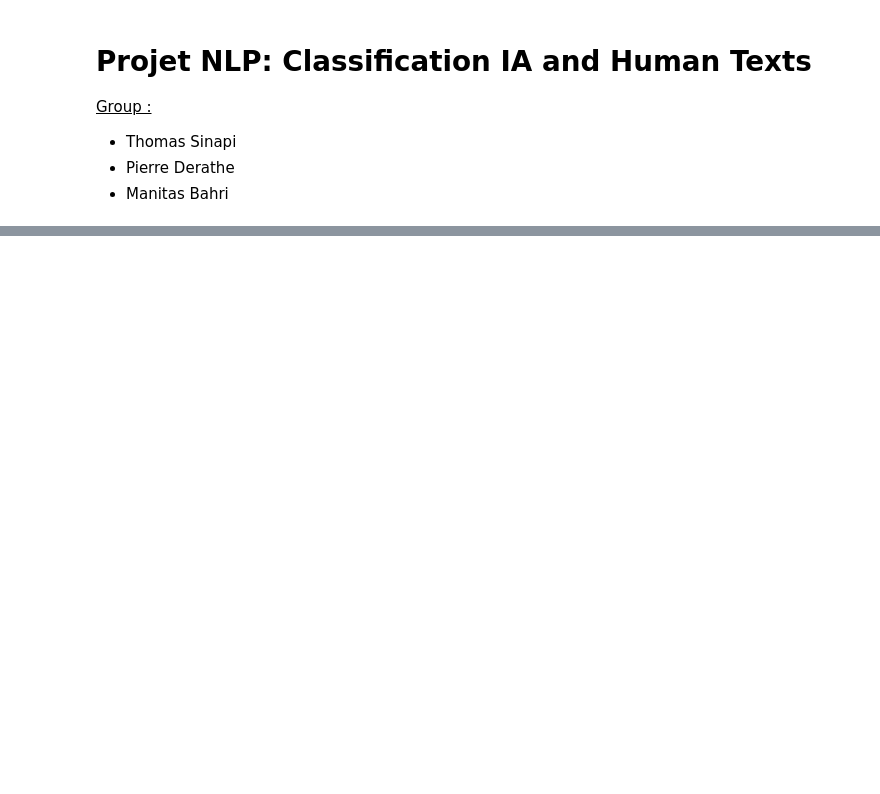
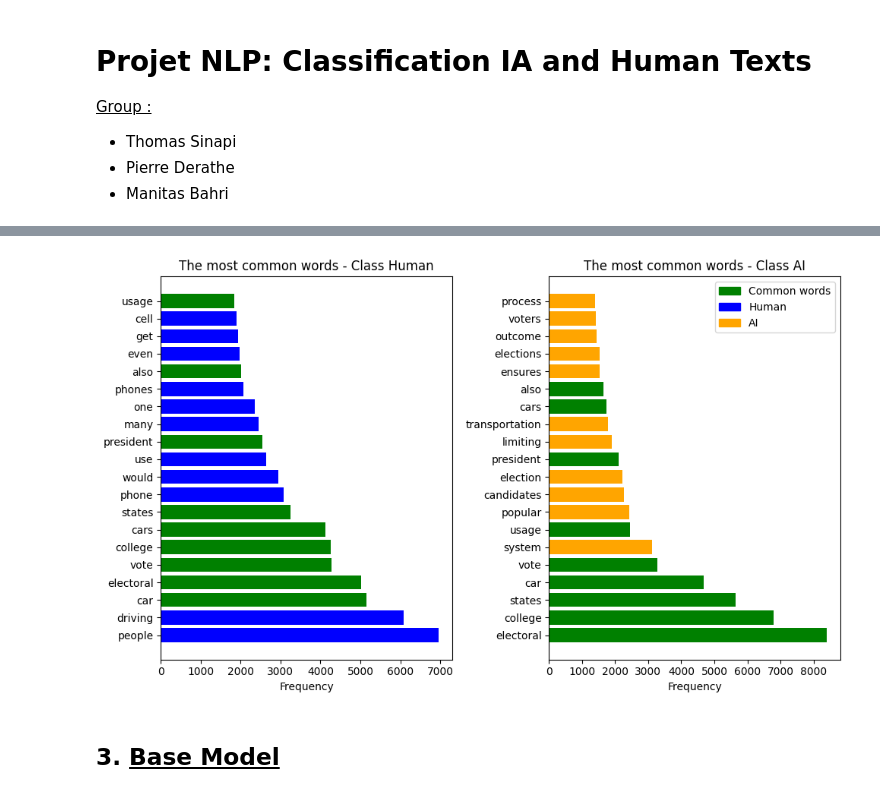
Before and after one commit to B-Manitas/NLP-AI-Human, a Jupyter notebook: main.ipynb, the cells around one changed output, grey strips where cells are left out. Saved outputs shown, nothing was run; the diff lists cells and outputs as text; code cells hidden in the pictures; blank space fills up the shorter version.

Commit message:
ajout model base

```diff
--- a/main.ipynb
+++ b/main.ipynb
@@ -290,0 +231,47 @@ Min Count: 9 - Cross Validation Accuracy: 0.961 - Test Accuracy: 0.968
+# %%
+class_0_tokens = " ".join(X_train_clean[y_train == 0]).split()
+class_1_tokens = " ".join(X_train_clean[y_train == 1]).split()
+
+top_n = 20
+class_0_word_freq = Counter(class_0_tokens).most_common(top_n)
+class_1_word_freq = Counter(class_1_tokens).most_common(top_n)
+
+# Get the common words between the two classes
+common_words = set([word[0] for word in class_0_word_freq]).intersection([word[0] for word in class_1_word_freq])
+
+# Plot the most common words
+plt.figure(figsize=(10, 6))
+
+# Human class
+plt.subplot(1, 2, 1)
+
+for i, word in enumerate([freq[0] for freq in class_0_word_freq]):
+    color = "green" if word in common_words else "blue"
+    plt.barh(i, class_0_word_freq[i][1], color=color)
+
+plt.yticks(range(top_n), [freq[0] for freq in class_0_word_freq])
+plt.xlabel("Frequency")
+plt.title("The most common words - Class Human")
+
+# AI class
+plt.subplot(1, 2, 2)
+for i, word in enumerate([freq[0] for freq in class_1_word_freq]):
+    color = "green" if word in common_words else "orange"
+    plt.barh(i, class_1_word_freq[i][1], color=color)
+plt.yticks(range(top_n), [freq[0] for freq in class_1_word_freq])
+
+plt.xlabel("Frequency")
+plt.title("The most common words - Class AI")
+
+# Add legend
+l1 = mpatches.Patch(color="green", label="Common words")
+l2 = mpatches.Patch(color="blue", label="Human")
+l3 = mpatches.Patch(color="orange", label="AI")
+plt.legend(handles=[l1, l2, l3], loc="upper right")
+
+plt.tight_layout()
+plt.show()
+# %% [output]
+[figure, added]
+# %% [markdown]
+## 3. **<ins>Base Model</ins>**
```
Also changed, not shown: parts of 84 cells of this notebook.
